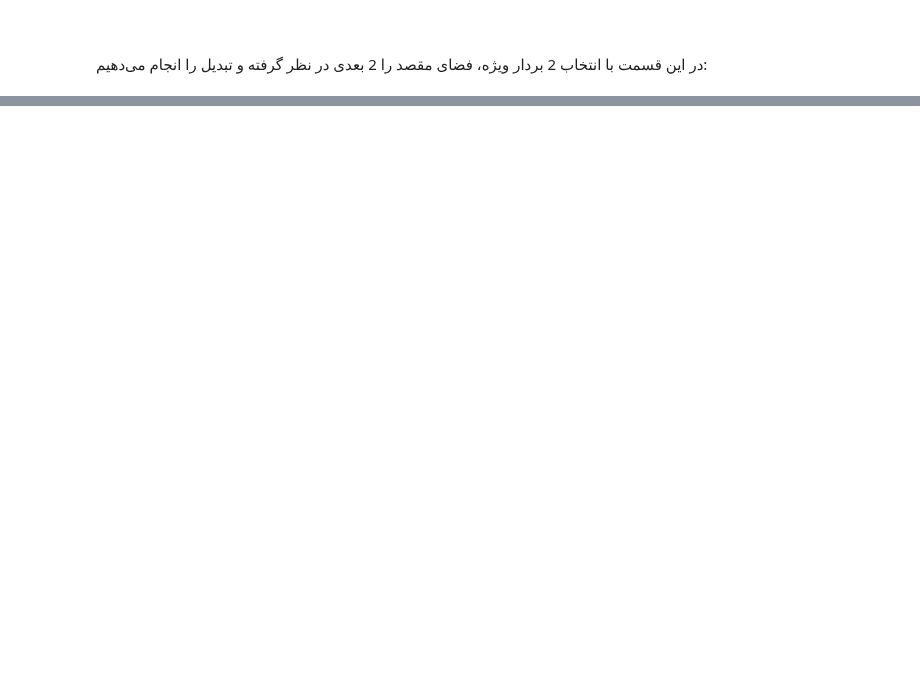
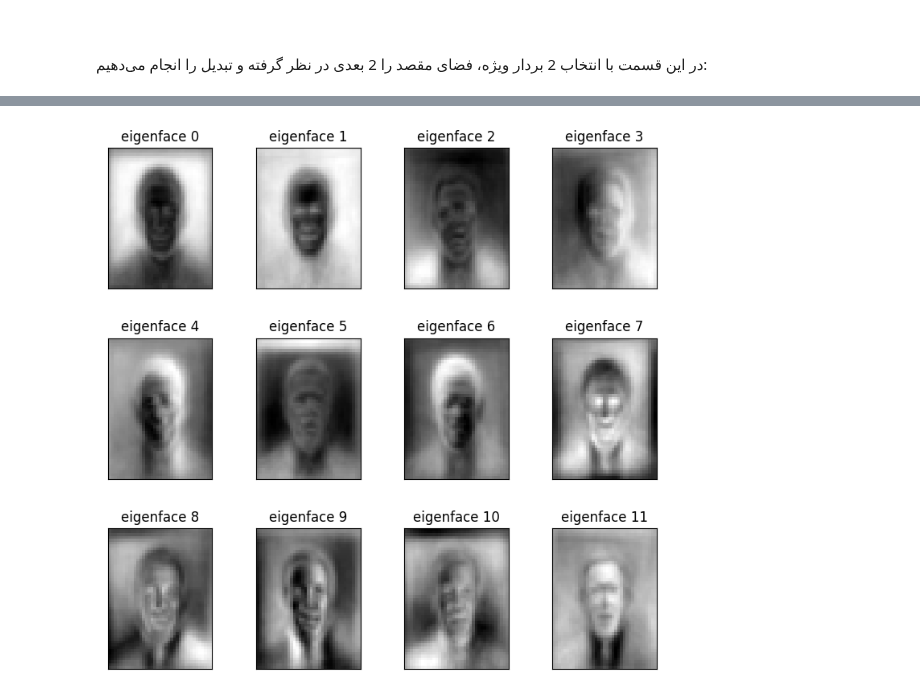
Before and after one commit to SharifiZarchi/Introduction_to_Machine_Learning, a Jupyter notebook: Jupyter_Notebooks/Chapter_02_Classical_Models/Dimensionality Reduction.ipynb, the cells around one changed output, grey strips where cells are left out. Drawn from its saved outputs; the diff is of its cells as text; code cells hidden in the pictures; blank space fills up the shorter version.

```diff
--- a/Jupyter_Notebooks/Chapter_02_Classical_Models/Dimensionality Reduction.ipynb
+++ b/Jupyter_Notebooks/Chapter_02_Classical_Models/Dimensionality Reduction.ipynb
@@ -574,0 +631,82 @@ fig.show()
+# %%
+from time import time
+import matplotlib.pyplot as plt
+
+from sklearn.model_selection import train_test_split
+from sklearn.model_selection import RandomizedSearchCV
+from sklearn.datasets import fetch_lfw_people
+from sklearn.metrics import classification_report
+from sklearn.metrics import ConfusionMatrixDisplay
+from sklearn.preprocessing import StandardScaler
+from sklearn.decomposition import PCA
+from sklearn.svm import SVC
+from sklearn.utils.fixes import loguniform
+
+
+# %%
+# Download the data, if not already on disk and load it as numpy arrays
+
+lfw_people = fetch_lfw_people(min_faces_per_person=70, resize=0.4)
+
+# introspect the images arrays to find the shapes (for plotting)
+n_samples, h, w = lfw_people.images.shape
+
+# for machine learning we use the 2 data directly (as relative pixel
+# positions info is ignored by this model)
+X = lfw_people.data
+n_features = X.shape[1]
+
+# the label to predict is the id of the person
+target_names = lfw_people.target_names
+n_classes = target_names.shape[0]
+print("Total dataset size:")
+print("n_samples: %d" % n_samples)
+print("n_features: %d" % n_features)
+scaler = StandardScaler()
+X = scaler.fit_transform(X)
+# %%
+# Compute a PCA (eigenfaces) on the face dataset (treated as unlabeled
+# dataset): unsupervised feature extraction / dimensionality reduction
+
+n_components = 150
+
+print(
+    "Extracting the top %d eigenfaces from %d faces" % (n_components, X.shape[0])
+)
+t0 = time()
+pca = PCA(n_components=n_components, svd_solver="randomized", whiten=True).fit(X)
+print("done in %0.3fs" % (time() - t0))
+
+eigenfaces = pca.components_.reshape((n_components, h, w))
+
+print("Projecting the input data on the eigenfaces orthonormal basis")
+t0 = time()
+X_pca = pca.transform(X)
+print("done in %0.3fs" % (time() - t0))
+
+
+
+# %%
+# Qualitative evaluation of the predictions using matplotlib
+
+
+def plot_gallery(images, titles, h, w, n_row=3, n_col=4):
+    """Helper function to plot a gallery of portraits"""
+    plt.figure(figsize=(1.8 * n_col, 2.4 * n_row))
+    plt.subplots_adjust(bottom=0, left=0.01, right=0.99, top=0.90, hspace=0.35)
+    for i in range(n_row * n_col):
+        plt.subplot(n_row, n_col, i + 1)
+        plt.imshow(images[i].reshape((h, w)), cmap=plt.cm.gray)
+        plt.title(titles[i], size=12)
+        plt.xticks(())
+        plt.yticks(())
+
+
+# %%
+# plot the gallery of the most significative eigenfaces
+
+eigenface_titles = ["eigenface %d" % i for i in range(eigenfaces.shape[0])]
+plot_gallery(eigenfaces, eigenface_titles, h, w)
+
+plt.show()
+# %% [output]
@@ -574,0 +720 @@ fig.show()
+[figure, added]
```
Also changed, not shown: parts of 19 cells of this notebook.
